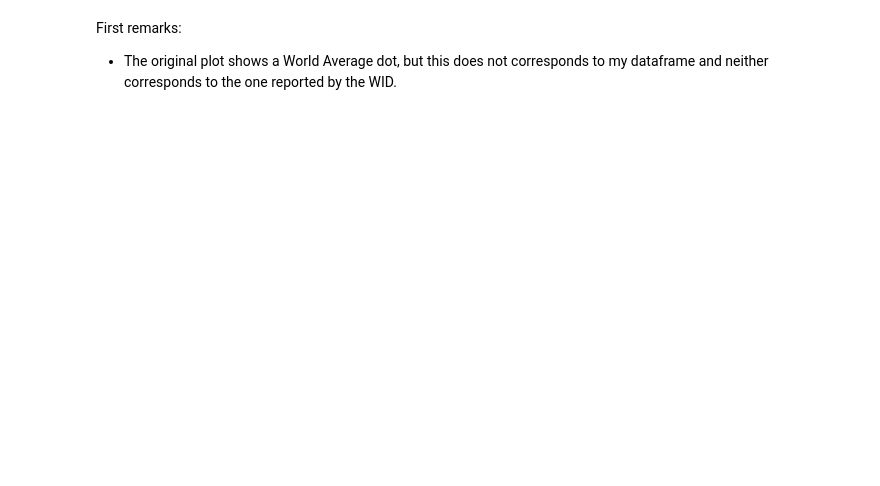
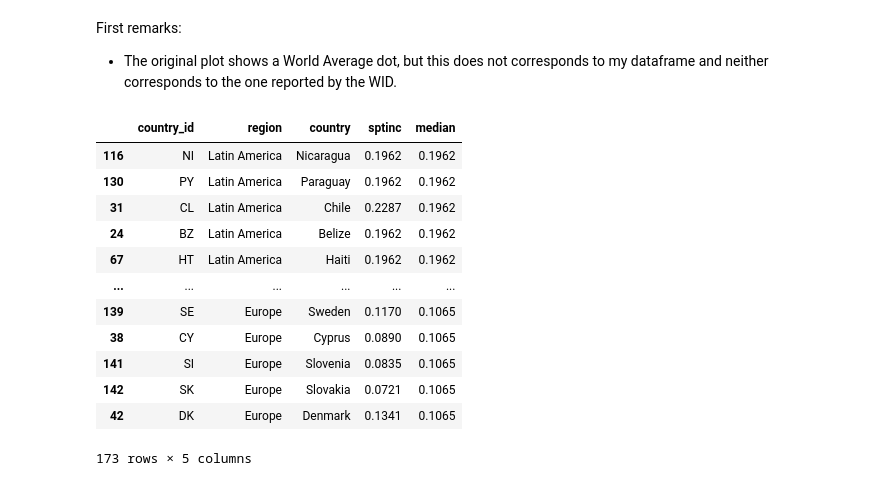
Before and after one commit to MiguelHeCa/inequality-plots, a Jupyter notebook: income_inequality_top_1pct.ipynb, the cells around one changed output. Saved outputs shown, nothing was run; the diff lists cells and outputs as text; code cells hidden in the pictures; blank space fills up the shorter version.

```diff
--- a/income_inequality_top_1pct.ipynb
+++ b/income_inequality_top_1pct.ipynb
@@ -255,0 +288,16 @@ First remarks:
+# %%
+df
+# %% [output]
+|  | country_id | region | country | sptinc | median |
+| 116 | NI | Latin America | Nicaragua | 0.1962 | 0.1962 |
+| 130 | PY | Latin America | Paraguay | 0.1962 | 0.1962 |
+| 31 | CL | Latin America | Chile | 0.2287 | 0.1962 |
+| 24 | BZ | Latin America | Belize | 0.1962 | 0.1962 |
+| 67 | HT | Latin America | Haiti | 0.1962 | 0.1962 |
+| ... | ... | ... | ... | ... | ... |
+| 139 | SE | Europe | Sweden | 0.1170 | 0.1065 |
+| 38 | CY | Europe | Cyprus | 0.0890 | 0.1065 |
+| 141 | SI | Europe | Slovenia | 0.0835 | 0.1065 |
+| 142 | SK | Europe | Slovakia | 0.0721 | 0.1065 |
+| 42 | DK | Europe | Denmark | 0.1341 | 0.1065 |
+173 rows × 5 columns
```
Also changed, not shown: parts of 11 cells of this notebook.
